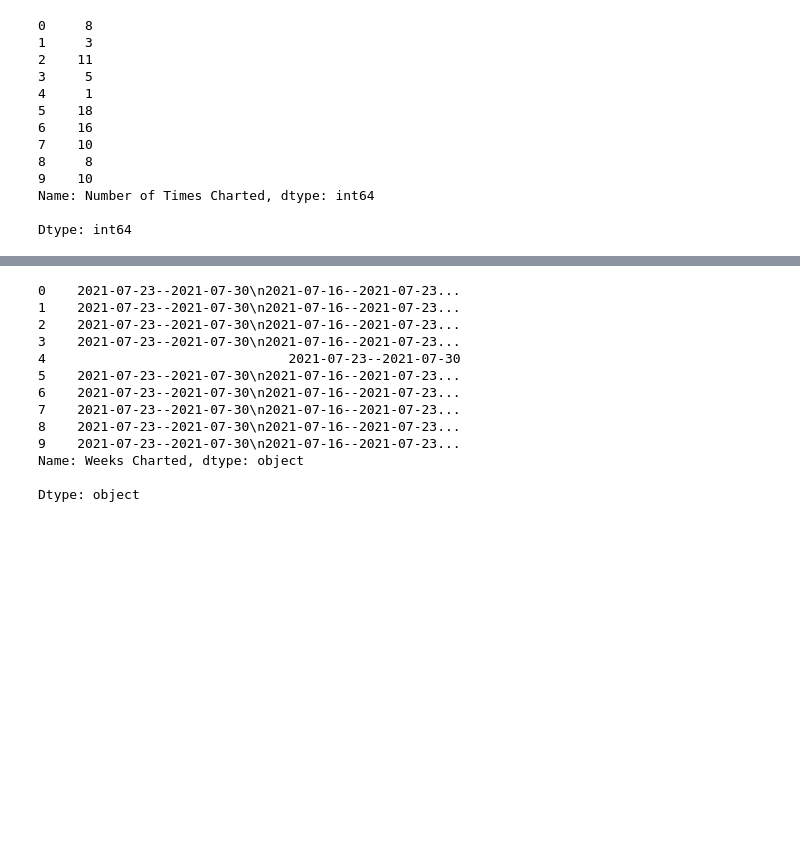
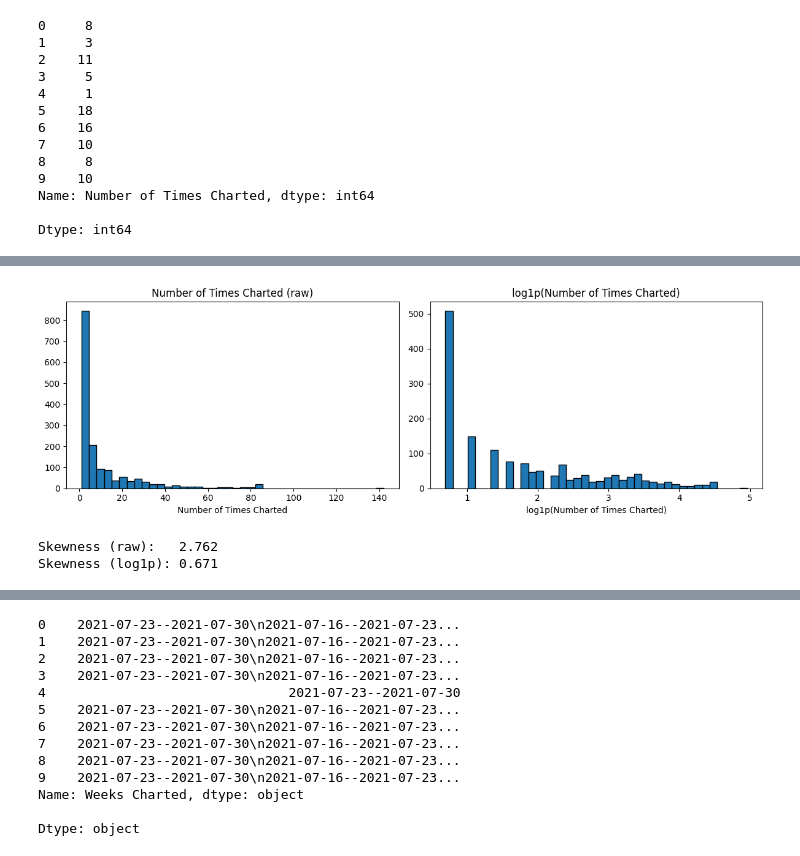
Before and after one commit to cyeef/Data-Science-Portfolio-C21-, a Jupyter notebook: Projects/Project-4/Spotify.Description.for.Students.ipynb, the cells around one changed output, grey strips where cells are left out. Cells and saved outputs as stored; diff of their text form; code cells hidden in the pictures; blank space fills up the shorter version.

```diff
--- a/Projects/Project-4/Spotify.Description.for.Students.ipynb
+++ b/Projects/Project-4/Spotify.Description.for.Students.ipynb
@@ -315,0 +427,24 @@ Expolring the 'Weeks Charted' data ranges and turned to ints - dropped from y in
+# %%
+fig, axes = plt.subplots(1, 2, figsize=(12, 4))
+
+# Raw Number of Times Charted
+axes[0].hist(df['Number of Times Charted'], bins=40, edgecolor='black')
+axes[0].set_title('Number of Times Charted (raw)')
+axes[0].set_xlabel('Number of Times Charted')
+
+# log1p(Number of Times Charted)
+axes[1].hist(np.log1p(df['Number of Times Charted']), bins=40, edgecolor='black')
+axes[1].set_title('log1p(Number of Times Charted)')
+axes[1].set_xlabel('log1p(Number of Times Charted)')
+
+plt.tight_layout()
+plt.show()
+
+# Quantify skewness
+from scipy.stats import skew
+print(f"Skewness (raw):   {skew(df['Number of Times Charted']):.3f}")
+print(f"Skewness (log1p): {skew(np.log1p(df['Number of Times Charted'])):.3f}")
+# %% [output]
+[figure, added]
+Skewness (raw):   2.762
+Skewness (log1p): 0.671
```
Also changed, not shown: parts of 61 cells of this notebook.
